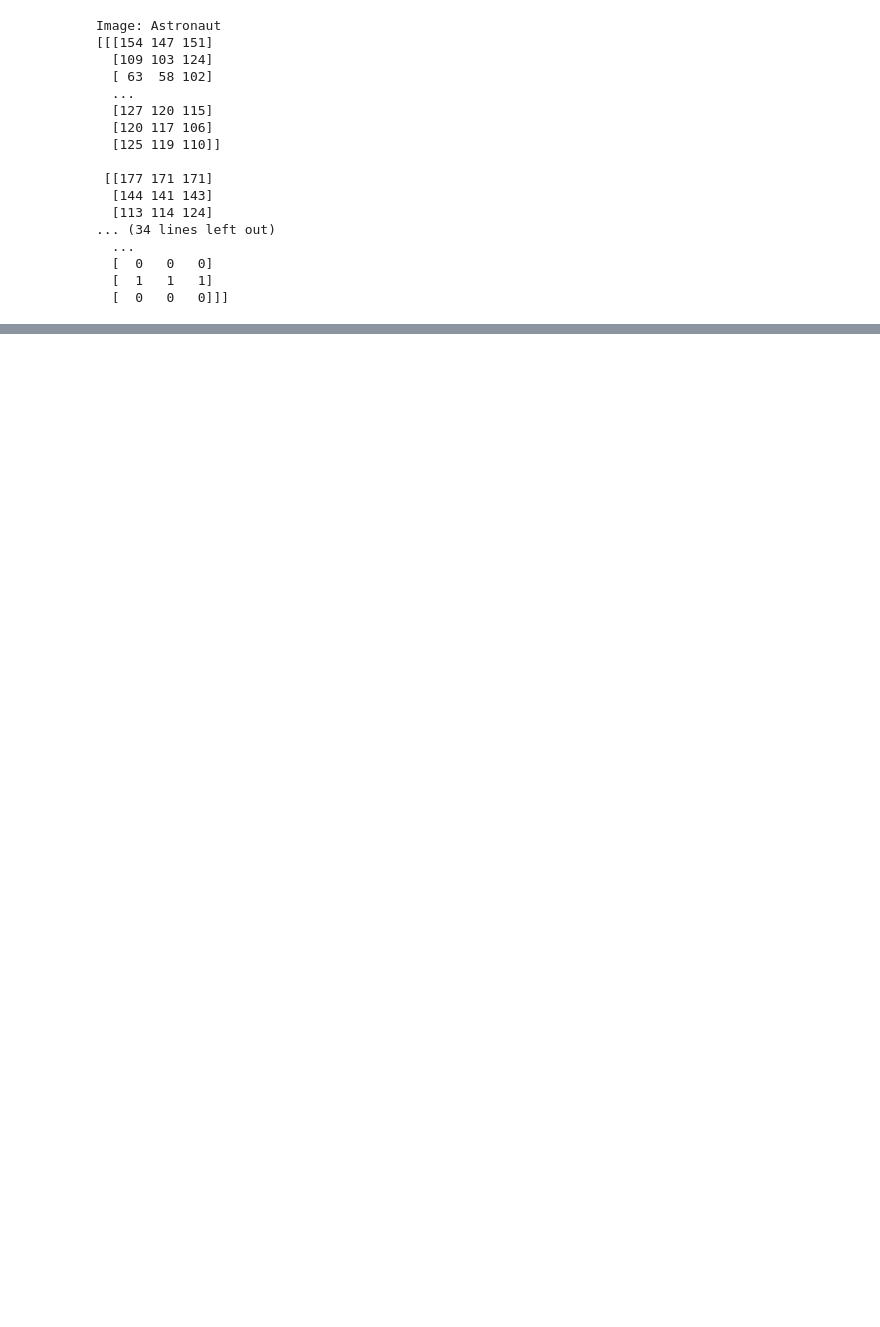
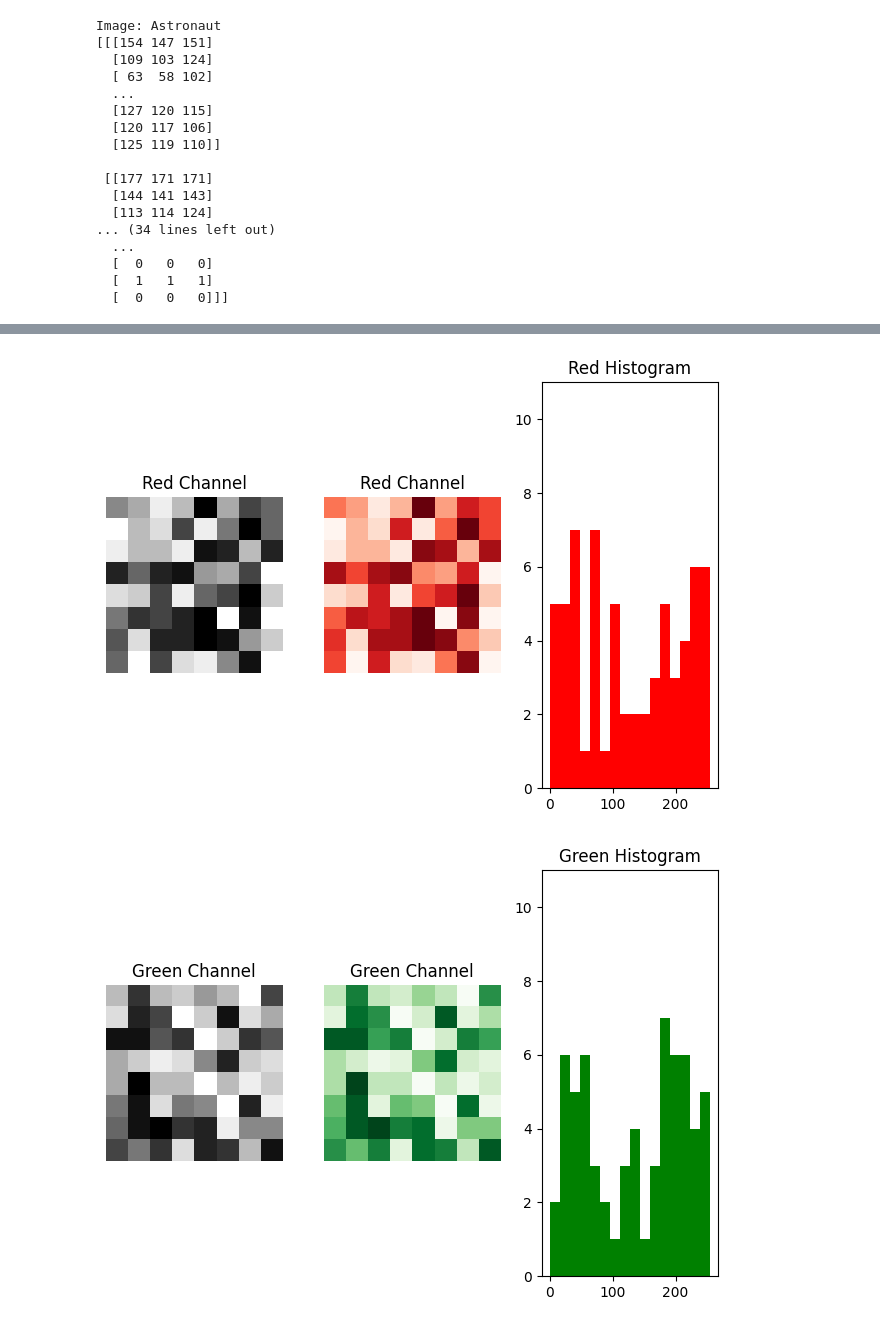
Before and after one commit to Tommy1908/ERV-CC, a Jupyter notebook: 01_Basics/03_color.ipynb, the cells around one changed output, grey strips where cells are left out. Cells and saved outputs as stored; diff of their text form; code cells hidden in the pictures; blank space fills up the shorter version.

```diff
--- a/01_Basics/03_color.ipynb
+++ b/01_Basics/03_color.ipynb
@@ -67,0 +163,74 @@ plt.show()
+# %%
+print("Img_noise:\n")
+print(f"Dimension img_noise: {img_noise.ndim}")
+print(f"Resolution img_noise: {img_noise.shape[0]} x {img_noise.shape[1]} x {img_noise.shape[2]}")
+print(f"Total img_noise size: {img_noise.size}")
+
+
+red_channel = img_noise[:, :, 0]
+green_channel = img_noise[:, :, 1]
+blue_channel = img_noise[:, :, 2]
+
+print(f"Min value img_noise: {np.min(img_noise)}")
+print(f"Max value img_noise: {np.max(img_noise)}")
+print(f"Max value red_channel: {np.max(red_channel)}")
+print(f"Mean value img_noise: {np.mean(img_noise):.2f}")
+print(f"Mean value blue_channel: {np.mean(blue_channel):.2f}")
+print(f"Amount of particular pixel value img_noise: {np.sum(img_noise == 0)}")
+print(f"Amount of particular pixel value img_noise green channel: {np.sum(green_channel == 0)}")
+#Its important to remember, that even though its 16 colors per channel, they are all across 0-255.
+#print(red_channel)
+
+# Histograms
+max_red = np.max(np.bincount(red_channel.ravel(), minlength=16))
+max_green = np.max(np.bincount(green_channel.ravel(), minlength=16))
+max_blue = np.max(np.bincount(blue_channel.ravel(), minlength=16))
+y_limit = max(max_red, max_green, max_blue)
+
+# Red
+fig, ax = plt.subplots(1,3)
+ax[0].axis("off")
+ax[0].set_title("Red Channel")
+ax[0].imshow(red_channel, cmap='gray')
+
+ax[1].axis("off")
+ax[1].set_title("Red Channel")
+ax[1].imshow(red_channel, cmap='Reds_r')
+
+ax[2].set_title("Red Histogram")
+ax[2].hist(np.ravel(red_channel), bins=16, color='red')
+ax[2].set_ylim(0, y_limit)
+plt.tight_layout(pad=1.0, w_pad=1, h_pad=1.5)
+plt.show()
+
+# Green
+fig, ax = plt.subplots(1,3)
+ax[0].axis("off")
+ax[0].set_title("Green Channel")
+ax[0].imshow(green_channel, cmap='gray')
+
+ax[1].axis("off")
+ax[1].set_title("Green Channel")
+ax[1].imshow(green_channel, cmap='Greens_r')
+
+ax[2].set_title("Green Histogram")
+ax[2].hist(np.ravel(green_channel), bins=16, color='green')
+ax[2].set_ylim(0, y_limit)
+plt.tight_layout(pad=1.0, w_pad=1, h_pad=1.5)
+plt.show()
+
+# Blue
+fig, ax = plt.subplots(1,3)
+ax[0].axis("off")
+ax[0].set_title("Blue Channel")
+ax[0].imshow(blue_channel, cmap='gray')
+ax[1].axis("off")
+ax[1].set_title("Blue Channel")
+ax[1].imshow(blue_channel, cmap='Blues_r')
+
+ax[2].set_title("Blue Histogram")
+ax[2].hist(np.ravel(blue_channel), bins=16, color='blue')
+ax[2].set_ylim(0, y_limit)
+plt.tight_layout(pad=1.0, w_pad=1, h_pad=1.5)
+plt.show()
+# %% [output]
@@ -67,0 +249,2 @@ plt.show()
+[figure, added]
+[figure, added]
```
Also changed, not shown: parts of 9 cells of this notebook.
